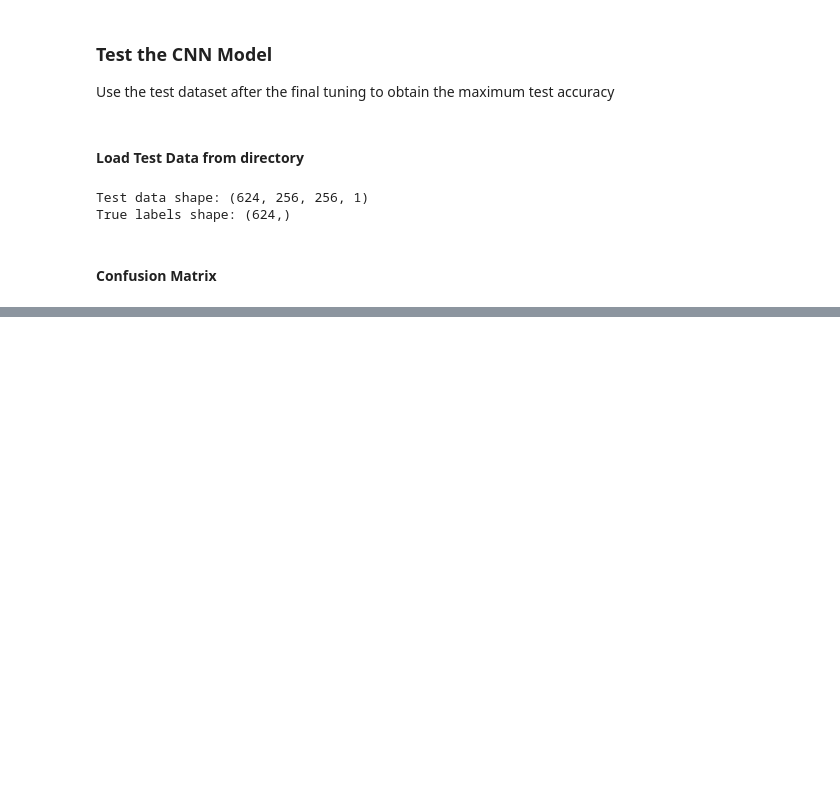
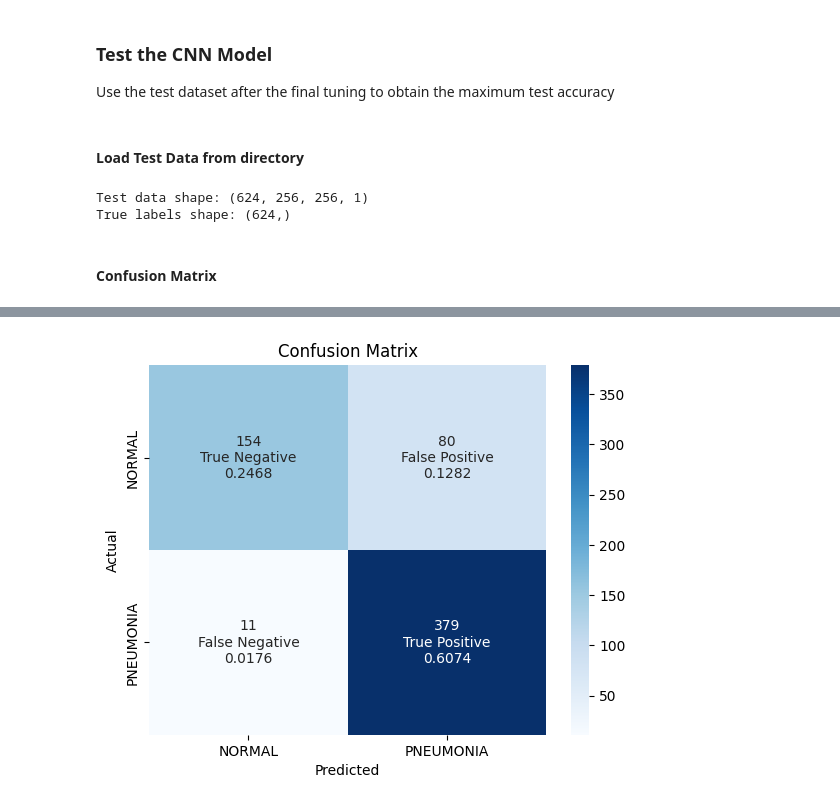
Before and after one commit to zhulinchng/PneumoniaDetection, a Jupyter notebook: main.ipynb, the cells around one changed output, grey strips where cells are left out. Cells and saved outputs as stored; diff of their text form; code cells hidden in the pictures; blank space fills up the shorter version.

```diff
--- a/main.ipynb
+++ b/main.ipynb
@@ -730,0 +751,5 @@ model.evaluate(test_data, true_labels)
+# %%
+model_name = 'CNN-1x1-valid-relu-100'
+checkpoint_path = f'checkpoints/{model_name}.h5'
+model = tf.keras.models.load_model(checkpoint_path)
+model.summary()
@@ -730,0 +774,3 @@ model.evaluate(test_data, true_labels)
+# %%
+plot_confusion_matrix(model, test_data, true_labels)
+# %% [output]
@@ -730,0 +778 @@ model.evaluate(test_data, true_labels)
+[figure, added]
```
Also changed, not shown: parts of 16 cells of this notebook, 7 other files.
